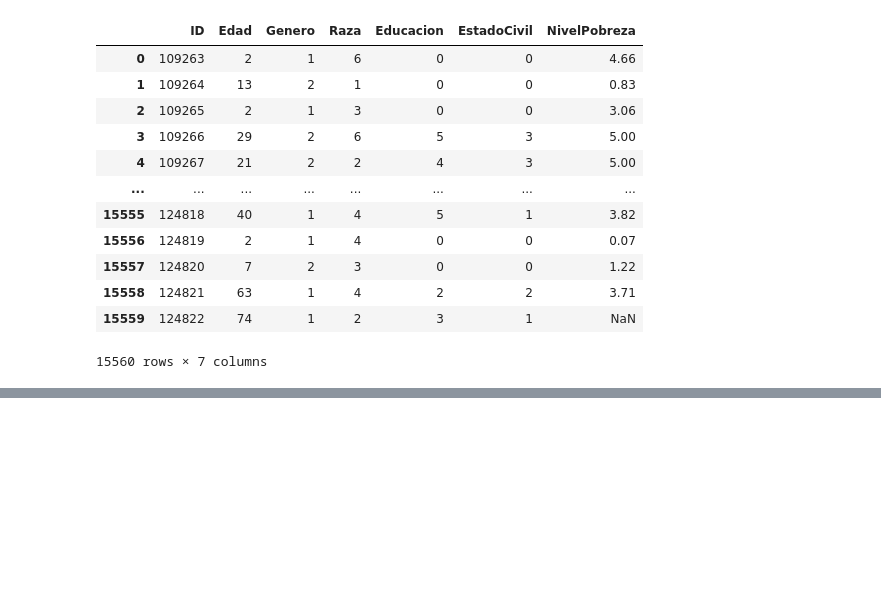
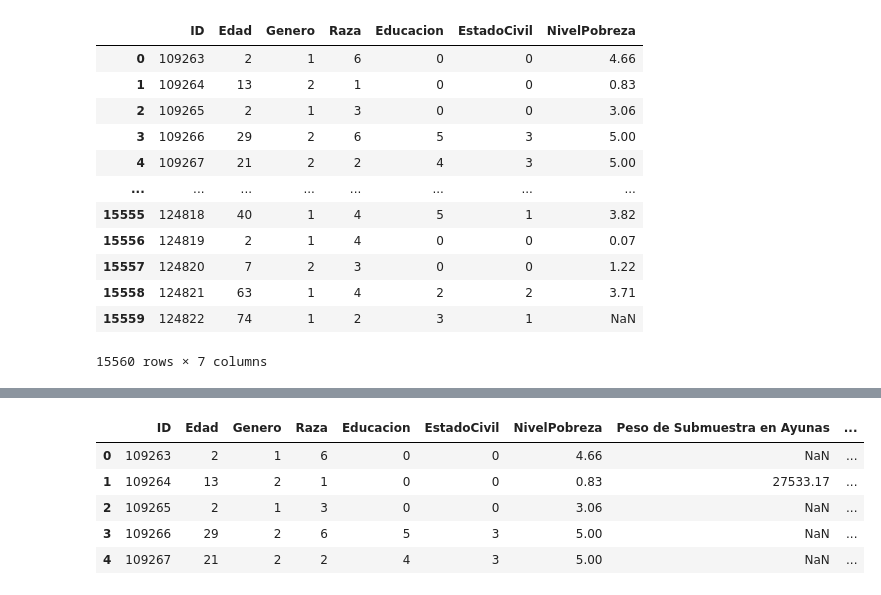
Before and after one commit to Manjanans/nhanes, a Jupyter notebook: notebooks/Untitled.ipynb, the cells around one changed output, grey strips where cells are left out. Cells and saved outputs as stored; diff of their text form; code cells hidden in the pictures; blank space fills up the shorter version.

```diff
--- a/notebooks/Untitled.ipynb
+++ b/notebooks/Untitled.ipynb
@@ -168,0 +212,11 @@ consideracion_insulina
+# %%
+colesterol = colesterol.rename(columns={
+    'SEQN': 'ID',
+    'LBXTC': 'Colesterol Total (mg/dL)',
+    'LBDTCSI': 'Colesterol Total (mmol/L)'
+})
+# %%
+consideracion_colesterol = pd.merge(consideracion_insulina, colesterol, on='ID', how='outer')
+# %%
+consideracion_colesterol.head()
+# %% [output]
@@ -168,0 +224,6 @@ consideracion_insulina
+|  | ID | Edad | Genero | Raza | Educacion | EstadoCivil | NivelPobreza | Peso de Submuestra en Ayunas | ... |
+| 0 | 109263 | 2 | 1 | 6 | 0 | 0 | 4.66 | NaN | ... |
+| 1 | 109264 | 13 | 2 | 1 | 0 | 0 | 0.83 | 27533.17 | ... |
+| 2 | 109265 | 2 | 1 | 3 | 0 | 0 | 3.06 | NaN | ... |
+| 3 | 109266 | 29 | 2 | 6 | 5 | 3 | 5.00 | NaN | ... |
+| 4 | 109267 | 21 | 2 | 2 | 4 | 3 | 5.00 | NaN | ... |
```
Also changed, not shown: parts of 16 cells of this notebook, 7 other files.
